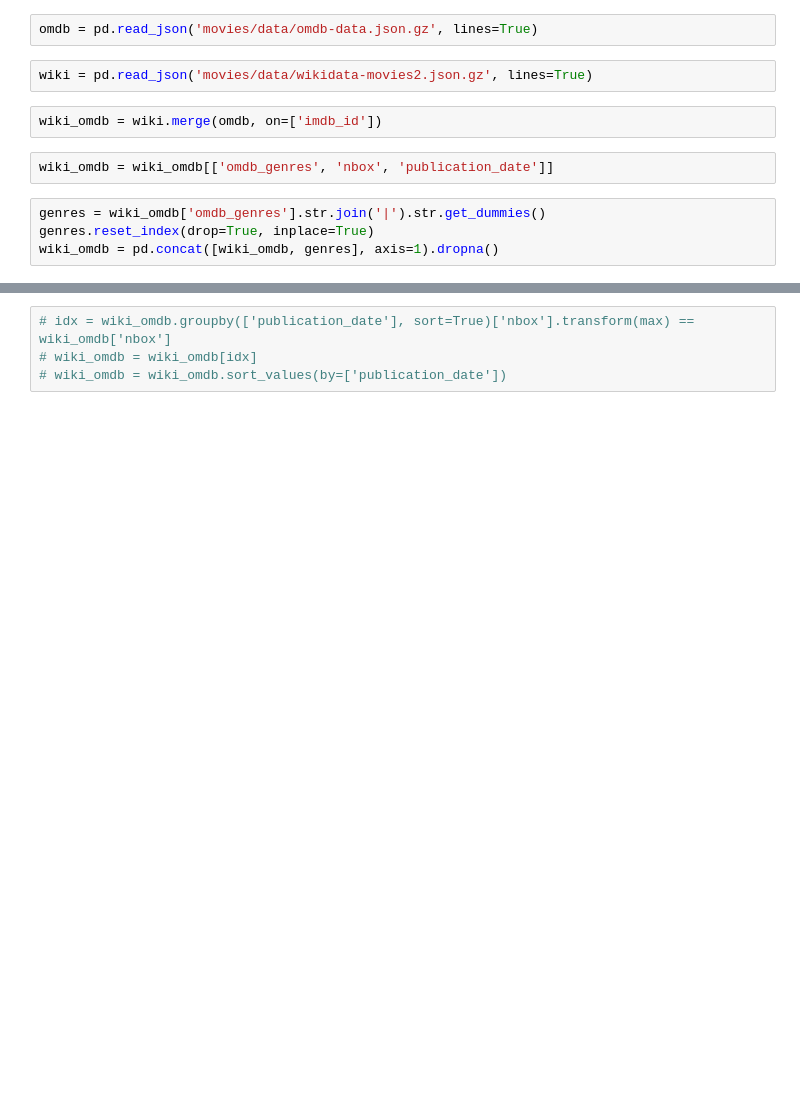
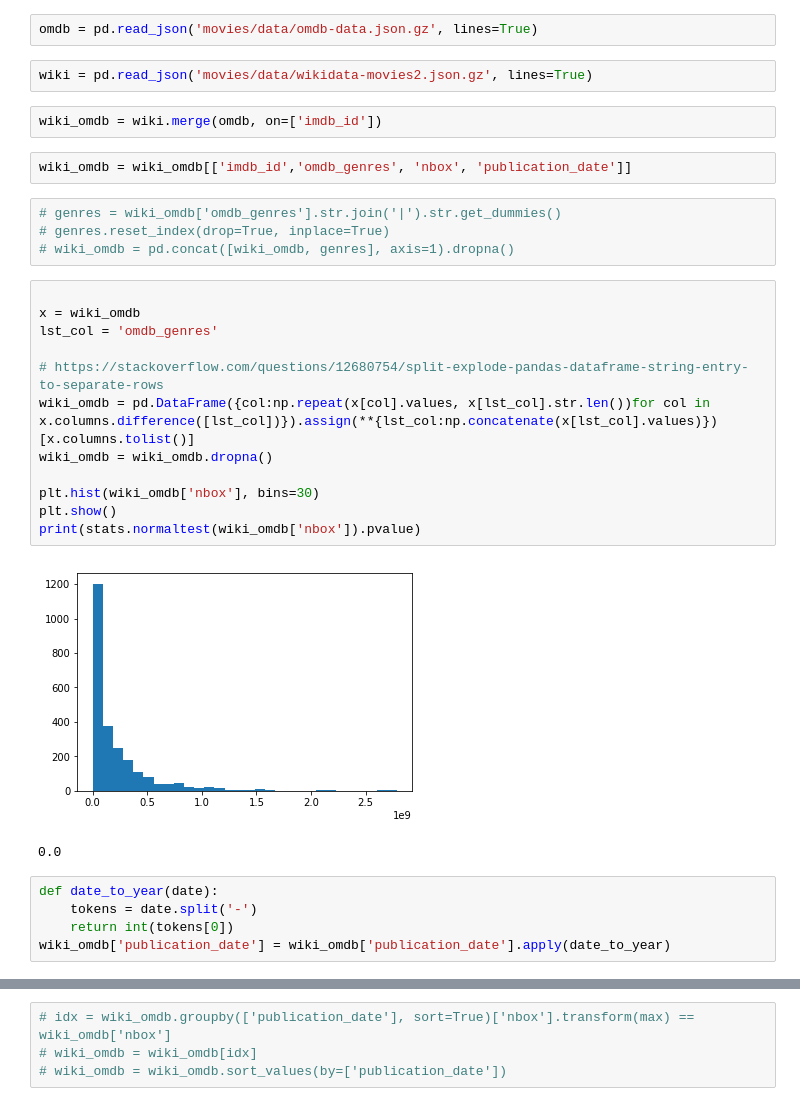
Before and after one commit to parmj/movie_data_analysis, a Jupyter notebook: time_genre.ipynb, the cells around one changed output, grey strips where cells are left out. Saved outputs shown, nothing was run; the diff lists cells and outputs as text; blank space fills up the shorter version.

Commit message:
update time_genre

```diff
--- a/time_genre.ipynb
+++ b/time_genre.ipynb
@@ -11,8 +13,28 @@ wiki = pd.read_json('movies/data/wikidata-movies2.json.gz', lines=True)
 # %%
 wiki_omdb = wiki.merge(omdb, on=['imdb_id'])
 # %%
-wiki_omdb = wiki_omdb[['omdb_genres', 'nbox', 'publication_date']]
+wiki_omdb = wiki_omdb[['imdb_id','omdb_genres', 'nbox', 'publication_date']]
 # %%
-genres = wiki_omdb['omdb_genres'].str.join('|').str.get_dummies()
-genres.reset_index(drop=True, inplace=True)
-wiki_omdb = pd.concat([wiki_omdb, genres], axis=1).dropna()
+# genres = wiki_omdb['omdb_genres'].str.join('|').str.get_dummies()
+# genres.reset_index(drop=True, inplace=True)
+# wiki_omdb = pd.concat([wiki_omdb, genres], axis=1).dropna()
+# %%
+
+x = wiki_omdb
+lst_col = 'omdb_genres'
+
+# https://stackoverflow.com/questions/12680754/split-explode-pandas-dataframe-string-entry-to-separate-rows
+wiki_omdb = pd.DataFrame({col:np.repeat(x[col].values, x[lst_col].str.len())for col in x.columns.difference([lst_col])}).assign(**{lst_col:np.concatenate(x[lst_col].values)})[x.columns.tolist()]
+wiki_omdb = wiki_omdb.dropna()
+
+plt.hist(wiki_omdb['nbox'], bins=30)
+plt.show()
+print(stats.normaltest(wiki_omdb['nbox']).pvalue)
+# %% [output]
+[figure, added]
+0.0
+# %%
+def date_to_year(date):
+    tokens = date.split('-')
+    return int(tokens[0])
+wiki_omdb['publication_date'] = wiki_omdb['publication_date'].apply(date_to_year)
```
Also changed, not shown: parts of 12 cells of this notebook, 1 other file.
